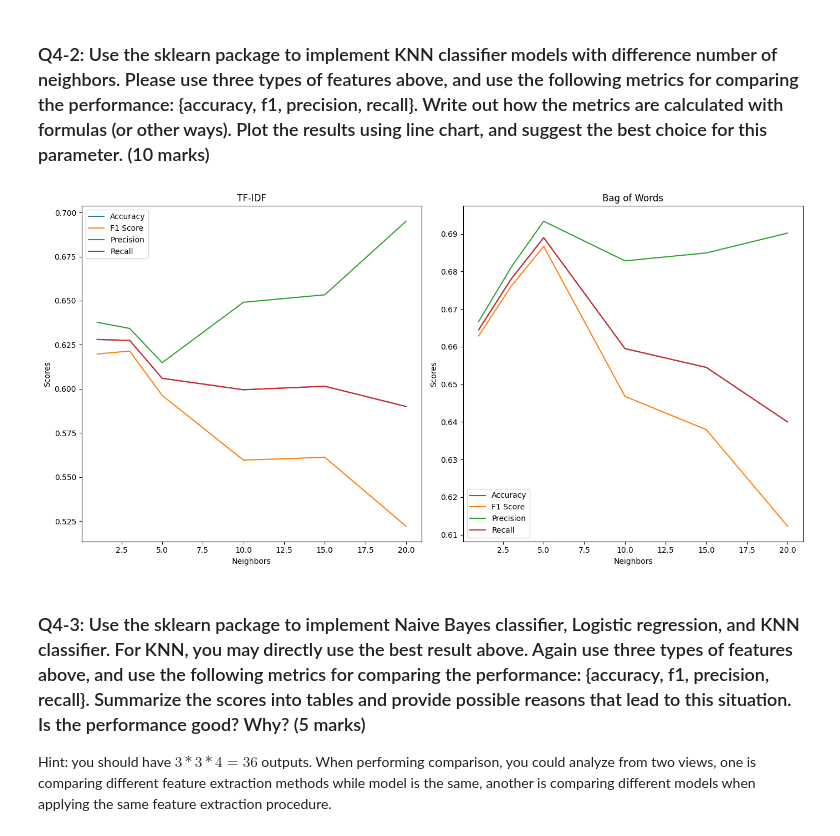
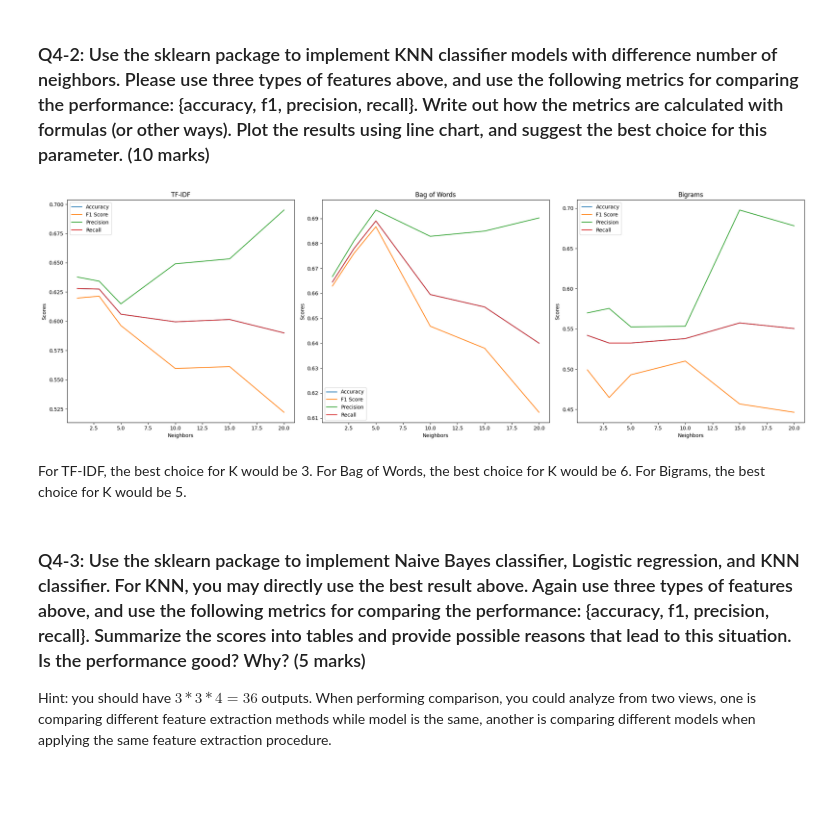
Before and after one commit to mawga2/year3_proj, a Jupyter notebook: apai4011/4011A1_questions.ipynb, the cells around one changed output. Saved outputs shown, nothing was run; the diff lists cells and outputs as text; code cells hidden in the pictures; blank space fills up the shorter version.

```diff
--- a/apai4011/4011A1_questions.ipynb
+++ b/apai4011/4011A1_questions.ipynb
@@ -546,7 +546,10 @@ bow_vectorizer = CountVectorizer()
 X_train_bow = bow_vectorizer.fit_transform(X_train)
 X_test_bow = bow_vectorizer.transform(X_test)
 
-# feature extraction 3
+# feature extraction 3 (Bigrams)
+bigram_vectorizer = CountVectorizer(ngram_range=(2, 2))
+X_train_bigram = bigram_vectorizer.fit_transform(X_train)
+X_test_bigram = bigram_vectorizer.transform(X_test)
 # %% [markdown]
 ### Q4-2: Use the sklearn package to implement KNN classifier models with difference number of neighbors. Please use three types of features above, and use the following metrics for comparing the performance: {accuracy, f1, precision, recall}. Write out how the metrics are calculated with formulas (or other ways). Plot the results using line chart, and suggest the best choice for this parameter. (10 marks)
 # %%
@@ -565,37 +568,50 @@ def knn(X_train, X_test, y_train, y_test, neighbors):
 
     return results
 
 # plot a line chart
 neighbours = [1, 3, 5, 10, 15, 20]
 results_tfidf = knn(X_train_tfidf, X_test_tfidf, y_train, y_test, neighbours)
 results_bow = knn(X_train_bow, X_test_bow, y_train, y_test, neighbours)
+results_bigram = knn(X_train_bigram, X_test_bigram, y_train, y_test, neighbours)
 
-plt.figure(figsize=(14, 7))
+plt.figure(figsize=(21, 7))
 
-plt.subplot(1, 2, 1)
+plt.subplot(1, 3, 1)
 plt.plot(neighbours, results_tfidf['accuracy'], label='Accuracy')
 plt.plot(neighbours, results_tfidf['f1'], label='F1 Score')
 plt.plot(neighbours, results_tfidf['precision'], label='Precision')
 plt.plot(neighbours, results_tfidf['recall'], label='Recall')
 plt.title('TF-IDF')
 plt.xlabel('Neighbors')
 plt.ylabel('Scores')
 plt.legend()
 
-plt.subplot(1, 2, 2)
+plt.subplot(1, 3, 2)
 plt.plot(neighbours, results_bow['accuracy'], label='Accuracy')
 plt.plot(neighbours, results_bow['f1'], label='F1 Score')
 plt.plot(neighbours, results_bow['precision'], label='Precision')
 plt.plot(neighbours, results_bow['recall'], label='Recall')
 plt.title('Bag of Words')
 plt.xlabel('Neighbors')
 plt.ylabel('Scores')
 plt.legend()
 
+plt.subplot(1, 3, 3)
+plt.plot(neighbours, results_bigram['accuracy'], label='Accuracy')
+plt.plot(neighbours, results_bigram['f1'], label='F1 Score')
+plt.plot(neighbours, results_bigram['precision'], label='Precision')
+plt.plot(neighbours, results_bigram['recall'], label='Recall')
+plt.title('Bigrams')
+plt.xlabel('Neighbors')
+plt.ylabel('Scores')
+plt.legend()
+
 plt.tight_layout()
 plt.show()
 # %% [output]
-[figure, old version]
+[figure, new version]
+# %% [markdown]
+For TF-IDF, the best choice for K would be 3. For Bag of Words, the best choice for K would be 6. For Bigrams, the best choice for K would be 5.
 # %% [markdown]
 ### Q4-3: Use the sklearn package to implement Naive Bayes classifier, Logistic regression, and KNN classifier. For KNN, you may directly use the best result above. Again use three types of features above, and use the following metrics for comparing the performance: {accuracy, f1, precision, recall}. Summarize the scores into tables and provide possible reasons that lead to this situation. Is the performance good? Why? (5 marks)
 
```
Also changed, not shown: parts of 5 cells of this notebook.
